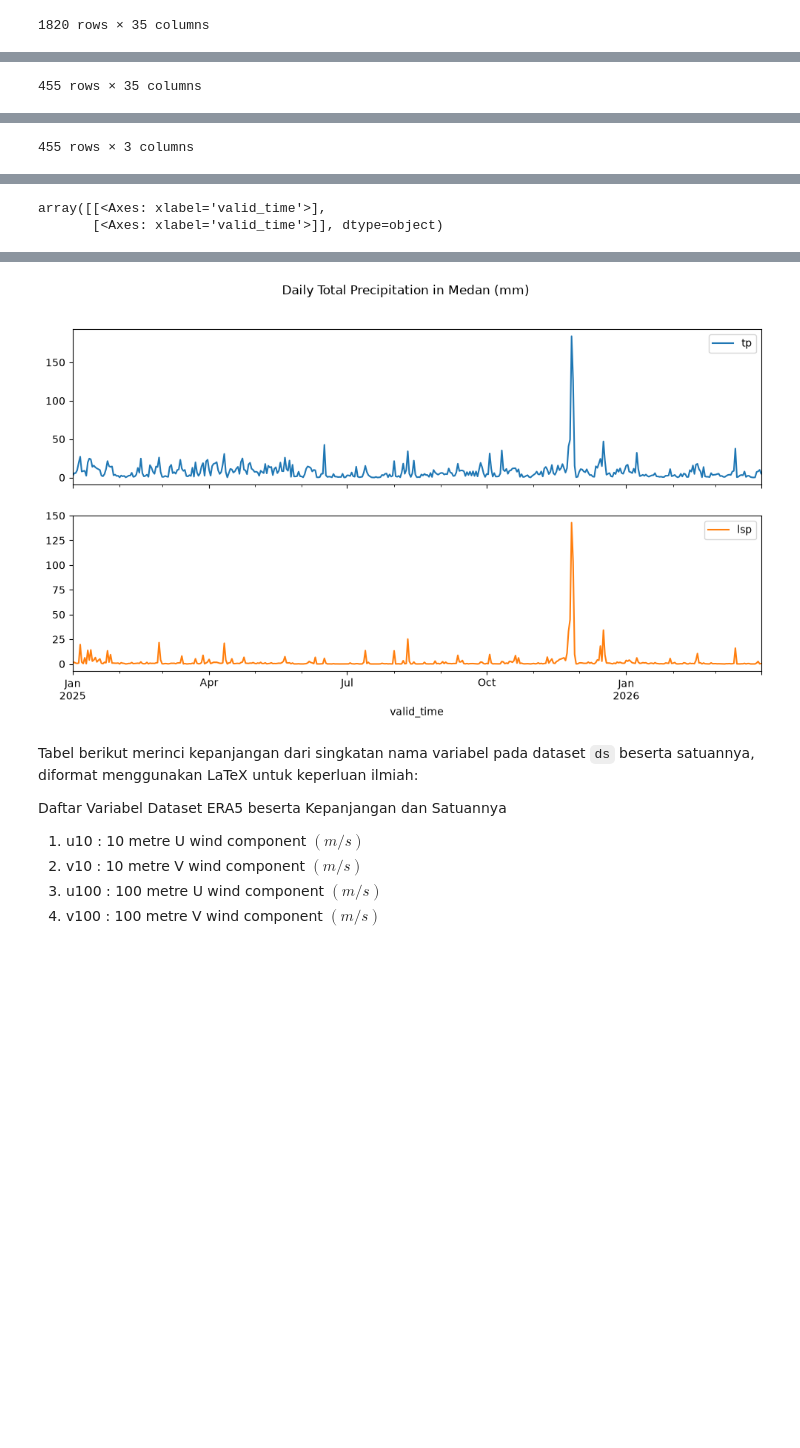
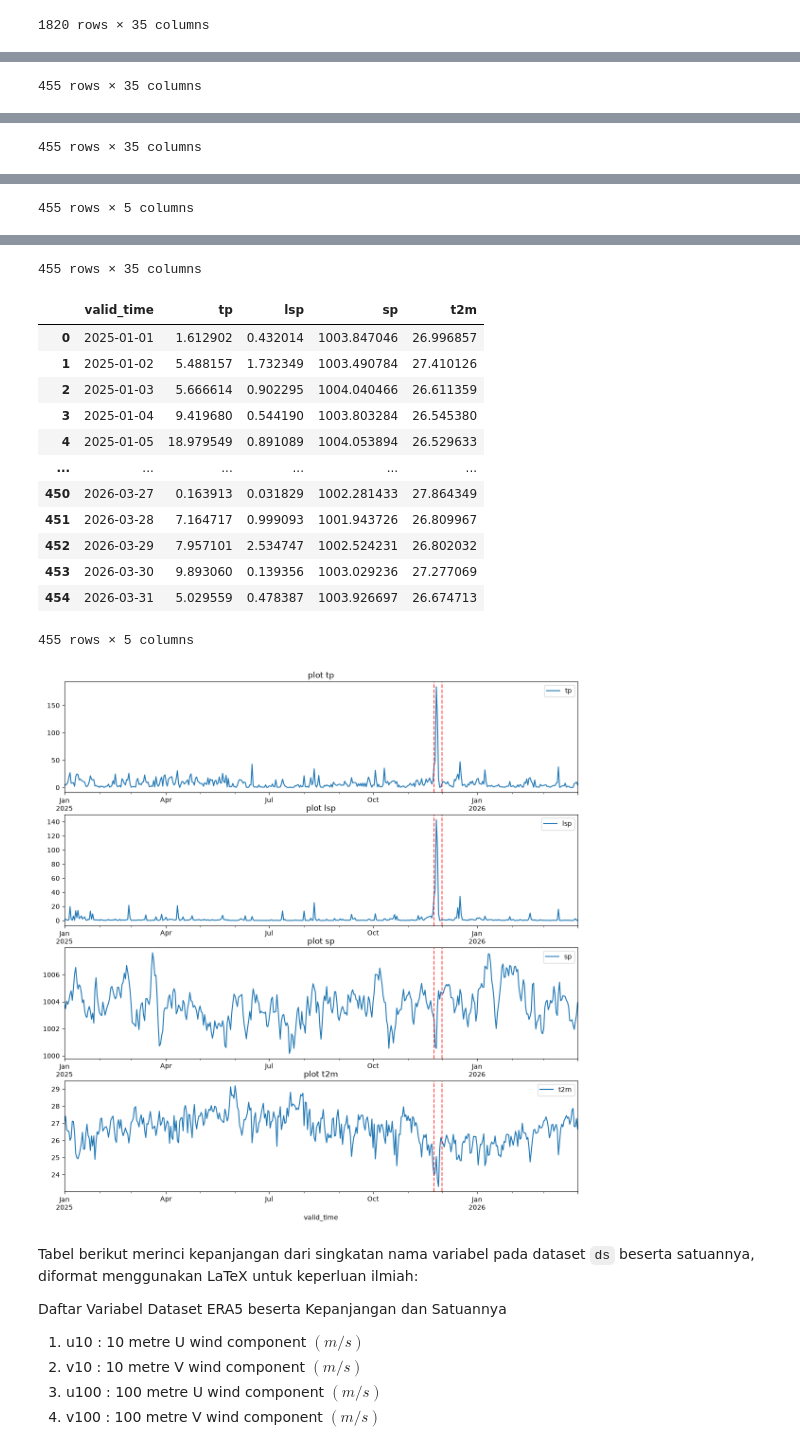
Before and after one commit to apriarami789/Senyar_Cylone, a Jupyter notebook: SenyarCylone_ERA5_Analysis.ipynb, the cells around one changed output, grey strips where cells are left out. Cells and saved outputs as stored; diff of their text form; code cells hidden in the pictures; blank space fills up the shorter version.

```diff
--- a/SenyarCylone_ERA5_Analysis.ipynb
+++ b/SenyarCylone_ERA5_Analysis.ipynb
@@ -95,10 +98,22 @@ df_medan_mean_time = df_medan.groupby('valid_time').mean().reset_index()
 display(df_medan_mean_time)
 
 # Plotting daily total precipitation in Medan
-daily_tp = df_medan_mean_time[['valid_time', 'tp','lsp']].copy()
+daily_tp = df_medan_mean_time[['valid_time', 'tp','lsp','sp','t2m']].copy()
 daily_tp[['tp','lsp']] = daily_tp[['tp','lsp']] * 1000  # Convert from meters to millimeters
+daily_tp['sp'] = daily_tp['sp'] / 100  # Convert from Pa to hPa
+daily_tp['t2m'] = daily_tp['t2m'] - 273.15
 display(daily_tp)
-daily_tp.plot(kind='line', x='valid_time', y=['tp','lsp'], subplots=True, layout=(2, 1), figsize=(12, 6), title='Daily Total Precipitation in Medan (mm)')
+
+# Plot with subplots
+fig, axes = plt.subplots(4, 1, figsize=(14,14))
+for i, col in enumerate (['tp','lsp','sp','t2m']):
+    daily_tp.plot(kind='line', x='valid_time', y=col,
+                  title=f'plot {col}', ax=axes[i])
+
+# Add vertical lines to each subplot
+for ax in axes:
+    ax.axvline(x=pd.Timestamp('2025-11-24'), color='red', linestyle='--', alpha=0.7)
+    ax.axvline(x=pd.Timestamp('2025-12-01'), color='red', linestyle='--', alpha=0.7)
 # %% [output]
 |  | valid_time | latitude | longitude | u100 | v100 | u10n | u10 | v10n | v10 | d2m | ... |
 | 0 | 2025-01-01 | 3.625 | 98.625 | 1.479656 | -0.512486 | 0.685215 | 0.737789 | -0.190800 | -0.041042 | 297.106384 | ... |
@@ -128 +143 @@ daily_tp.plot(kind='line', x='valid_time', y=['tp','lsp'], subplots=True, layout
-455 rows × 3 columns
+455 rows × 35 columns
@@ -129,2 +156 @@ daily_tp.plot(kind='line', x='valid_time', y=['tp','lsp'], subplots=True, layout
-array([[<Axes: xlabel='valid_time'>],
-       [<Axes: xlabel='valid_time'>]], dtype=object)
+455 rows × 5 columns
@@ -131,4 +169,18 @@ array([[<Axes: xlabel='valid_time'>],
+455 rows × 35 columns
+|  | valid_time | tp | lsp | sp | t2m |
+| 0 | 2025-01-01 | 1.612902 | 0.432014 | 1003.847046 | 26.996857 |
+| 1 | 2025-01-02 | 5.488157 | 1.732349 | 1003.490784 | 27.410126 |
+| 2 | 2025-01-03 | 5.666614 | 0.902295 | 1004.040466 | 26.611359 |
+| 3 | 2025-01-04 | 9.419680 | 0.544190 | 1003.803284 | 26.545380 |
+| 4 | 2025-01-05 | 18.979549 | 0.891089 | 1004.053894 | 26.529633 |
+| ... | ... | ... | ... | ... | ... |
+| 450 | 2026-03-27 | 0.163913 | 0.031829 | 1002.281433 | 27.864349 |
+| 451 | 2026-03-28 | 7.164717 | 0.999093 | 1001.943726 | 26.809967 |
+| 452 | 2026-03-29 | 7.957101 | 2.534747 | 1002.524231 | 26.802032 |
+| 453 | 2026-03-30 | 9.893060 | 0.139356 | 1003.029236 | 27.277069 |
+| 454 | 2026-03-31 | 5.029559 | 0.478387 | 1003.926697 | 26.674713 |
+455 rows × 5 columns
-[figure, old version]
+[figure, new version]
 # %% [markdown]
 Tabel berikut merinci kepanjangan dari singkatan nama variabel pada dataset `ds` beserta satuannya, diformat menggunakan LaTeX untuk keperluan ilmiah:
 
```
Also changed, not shown: parts of 12 cells of this notebook, 31 other files.
